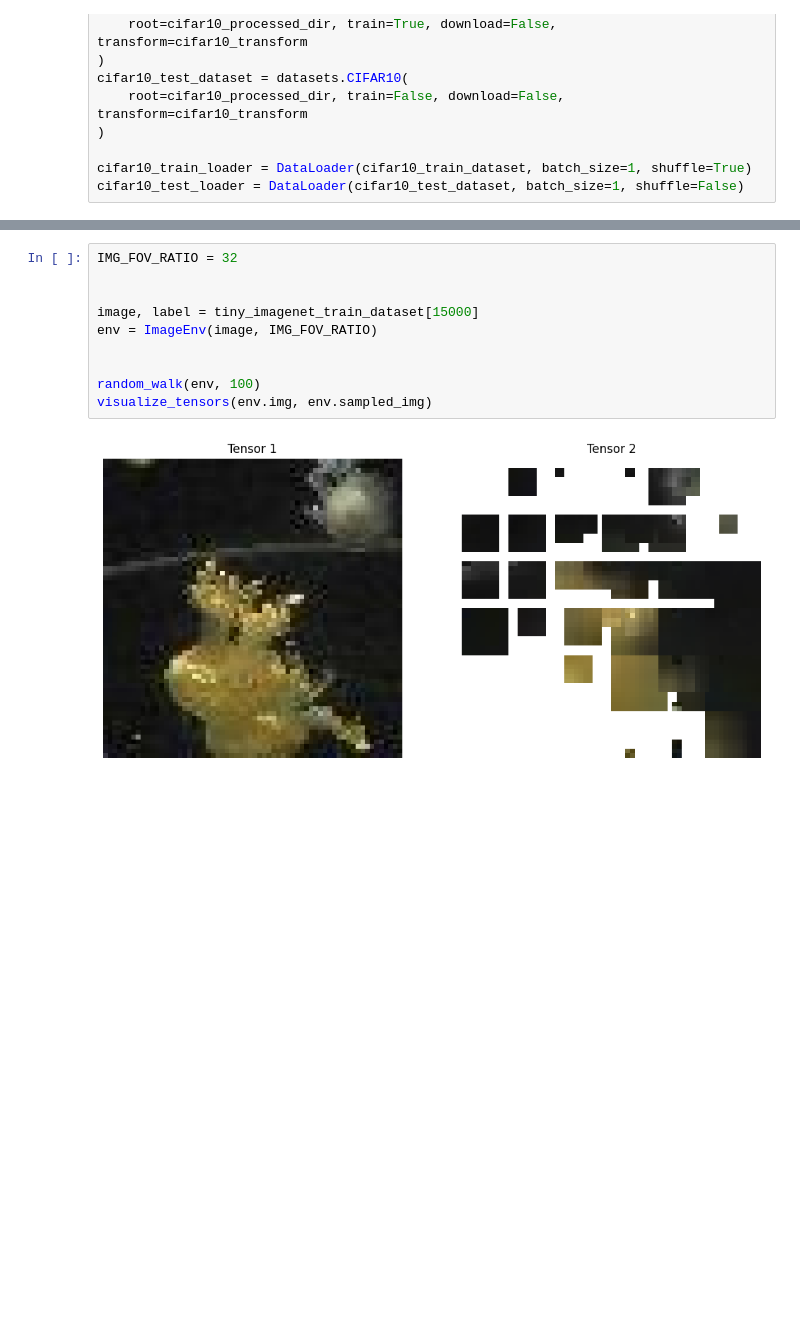
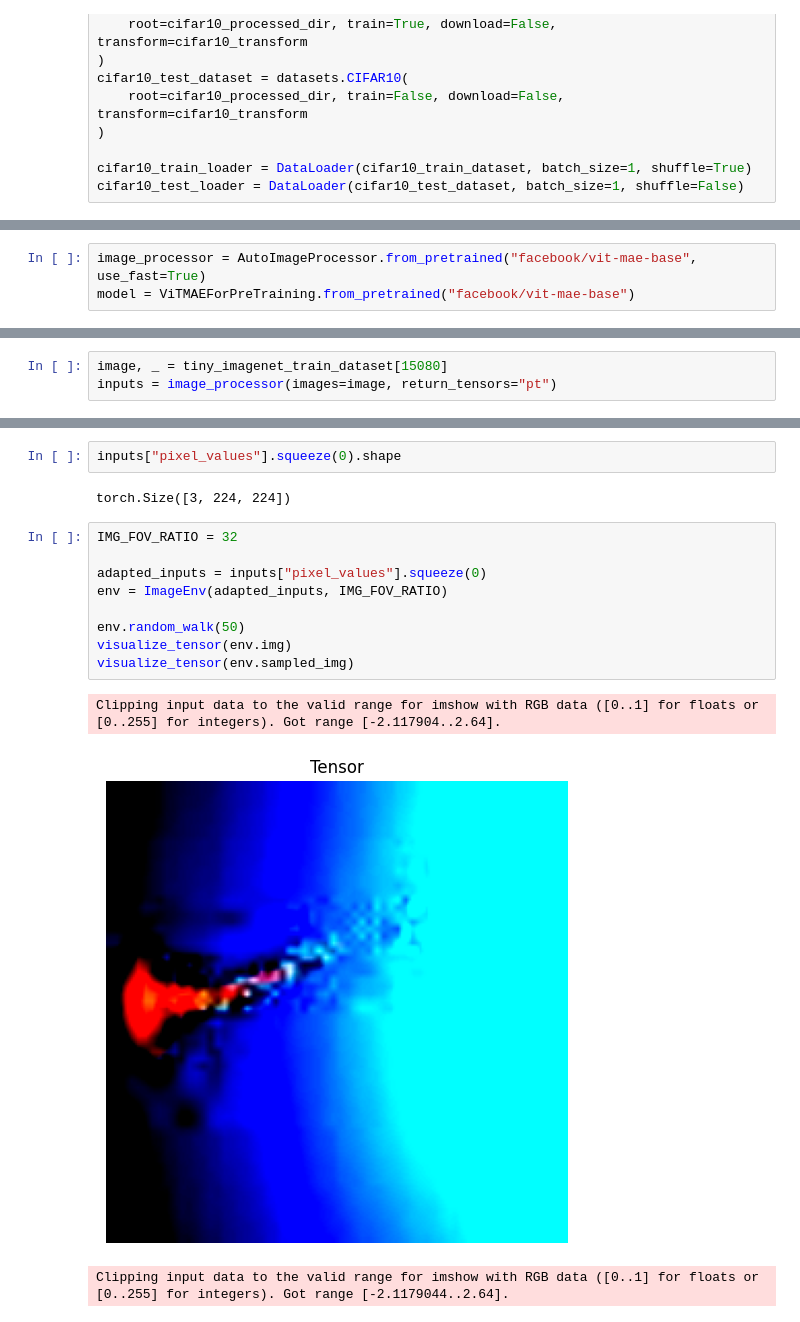
Before and after one commit to tcouso/uav_active_sensing, a Jupyter notebook: notebooks/1.02-image-env.ipynb, the cells around one changed output, grey strips where cells are left out. Saved outputs shown, nothing was run; the diff lists cells and outputs as text; blank space fills up the shorter version.

Commit message:
Feat: Initial plug test of MAE ViT. Pending masking process override

```diff
--- a/notebooks/1.02-image-env.ipynb
+++ b/notebooks/1.02-image-env.ipynb
@@ -125,0 +63,3 @@ def random_walk(env: ImageEnv, steps: int):
+# %%
+image_processor = AutoImageProcessor.from_pretrained("facebook/vit-mae-base", use_fast=True)
+model = ViTMAEForPreTraining.from_pretrained("facebook/vit-mae-base")
@@ -125,0 +108,3 @@ def random_walk(env: ImageEnv, steps: int):
+# %%
+image, _ = tiny_imagenet_train_dataset[15080]
+inputs = image_processor(images=image, return_tensors="pt")
@@ -126,12 +115,17 @@ def random_walk(env: ImageEnv, steps: int):
+# %%
+inputs["pixel_values"].squeeze(0).shape
+# %% [output]
+torch.Size([3, 224, 224])
 # %%
 IMG_FOV_RATIO = 32
 
+adapted_inputs = inputs["pixel_values"].squeeze(0)
+env = ImageEnv(adapted_inputs, IMG_FOV_RATIO)
 
-image, label = tiny_imagenet_train_dataset[15000]
-env = ImageEnv(image, IMG_FOV_RATIO)
-
-
-random_walk(env, 100)
-visualize_tensors(env.img, env.sampled_img)
+env.random_walk(50)
+visualize_tensor(env.img)
+visualize_tensor(env.sampled_img)
 # %% [output]
+Clipping input data to the valid range for imshow with RGB data ([0..1] for floats or [0..255] for integers). Got range [-2.117904..2.64].
-[figure, old version]
+[figure, new version]
+Clipping input data to the valid range for imshow with RGB data ([0..1] for floats or [0..255] for integers). Got range [-2.1179044..2.64].
```
Also changed, not shown: parts of 21 cells of this notebook, 3 other files.
